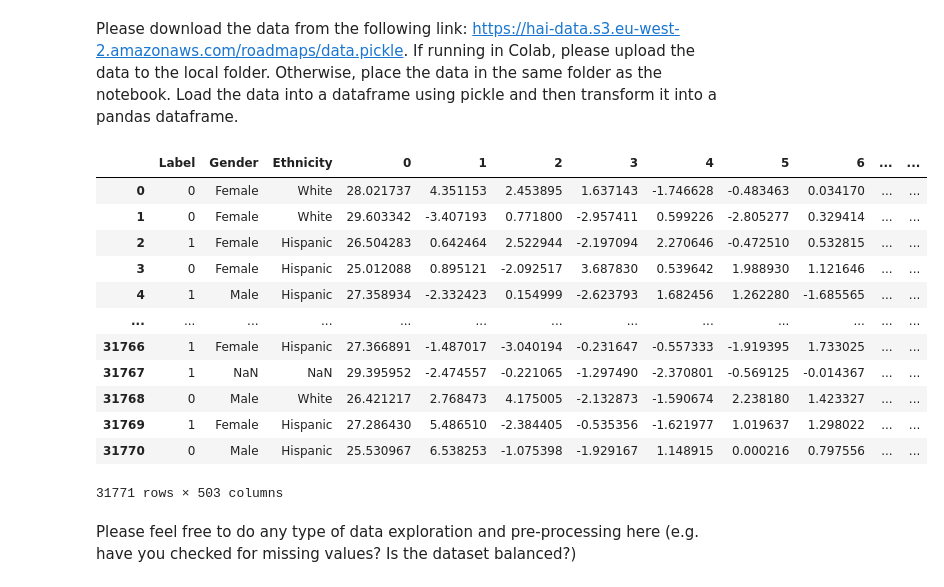
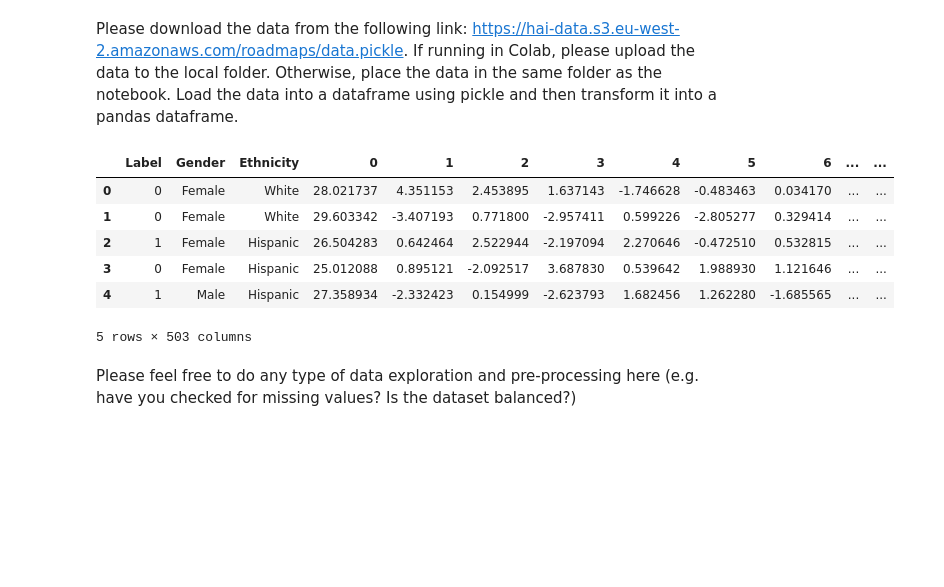
Before and after one commit to brandochouthi/BrandoChouthi-HolisticAI-Assessment, a Jupyter notebook: AssessmentHAI.ipynb, the cells around one changed output. Saved outputs shown, nothing was run; the diff lists cells and outputs as text; code cells hidden in the pictures; blank space fills up the shorter version.

```diff
--- a/AssessmentHAI.ipynb
+++ b/AssessmentHAI.ipynb
@@ -27,22 +27,16 @@ Please download the data from the following link: https://hai-data.s3.eu-west-2.
 # %%
 ## TO DO: Load the data
 ## /TO DO
 data = pd.read_pickle('data.pickle')
-data
+data.head()
 # %% [output]
 |  | Label | Gender | Ethnicity | 0 | 1 | 2 | 3 | 4 | 5 | 6 | ... | ... |
 | 0 | 0 | Female | White | 28.021737 | 4.351153 | 2.453895 | 1.637143 | -1.746628 | -0.483463 | 0.034170 | ... | ... |
 | 1 | 0 | Female | White | 29.603342 | -3.407193 | 0.771800 | -2.957411 | 0.599226 | -2.805277 | 0.329414 | ... | ... |
 | 2 | 1 | Female | Hispanic | 26.504283 | 0.642464 | 2.522944 | -2.197094 | 2.270646 | -0.472510 | 0.532815 | ... | ... |
 | 3 | 0 | Female | Hispanic | 25.012088 | 0.895121 | -2.092517 | 3.687830 | 0.539642 | 1.988930 | 1.121646 | ... | ... |
 | 4 | 1 | Male | Hispanic | 27.358934 | -2.332423 | 0.154999 | -2.623793 | 1.682456 | 1.262280 | -1.685565 | ... | ... |
-| ... | ... | ... | ... | ... | ... | ... | ... | ... | ... | ... | ... | ... |
-| 31766 | 1 | Female | Hispanic | 27.366891 | -1.487017 | -3.040194 | -0.231647 | -0.557333 | -1.919395 | 1.733025 | ... | ... |
-| 31767 | 1 | NaN | NaN | 29.395952 | -2.474557 | -0.221065 | -1.297490 | -2.370801 | -0.569125 | -0.014367 | ... | ... |
-| 31768 | 0 | Male | White | 26.421217 | 2.768473 | 4.175005 | -2.132873 | -1.590674 | 2.238180 | 1.423327 | ... | ... |
-| 31769 | 1 | Female | Hispanic | 27.286430 | 5.486510 | -2.384405 | -0.535356 | -1.621977 | 1.019637 | 1.298022 | ... | ... |
-| 31770 | 0 | Male | Hispanic | 25.530967 | 6.538253 | -1.075398 | -1.929167 | 1.148915 | 0.000216 | 0.797556 | ... | ... |
-31771 rows × 503 columns
+5 rows × 503 columns
 # %% [markdown]
 Please feel free to do any type of data exploration and pre-processing here (e.g. have you checked for missing values? Is the dataset balanced?)
 # %%
```
Also changed, not shown: parts of 9 cells of this notebook.
